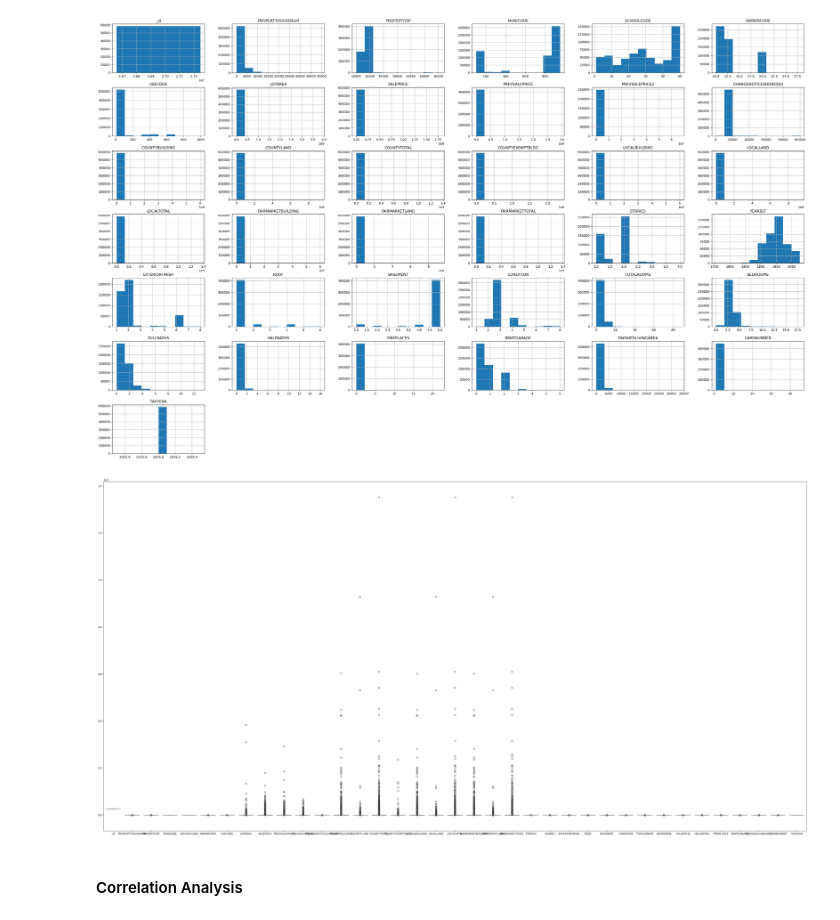
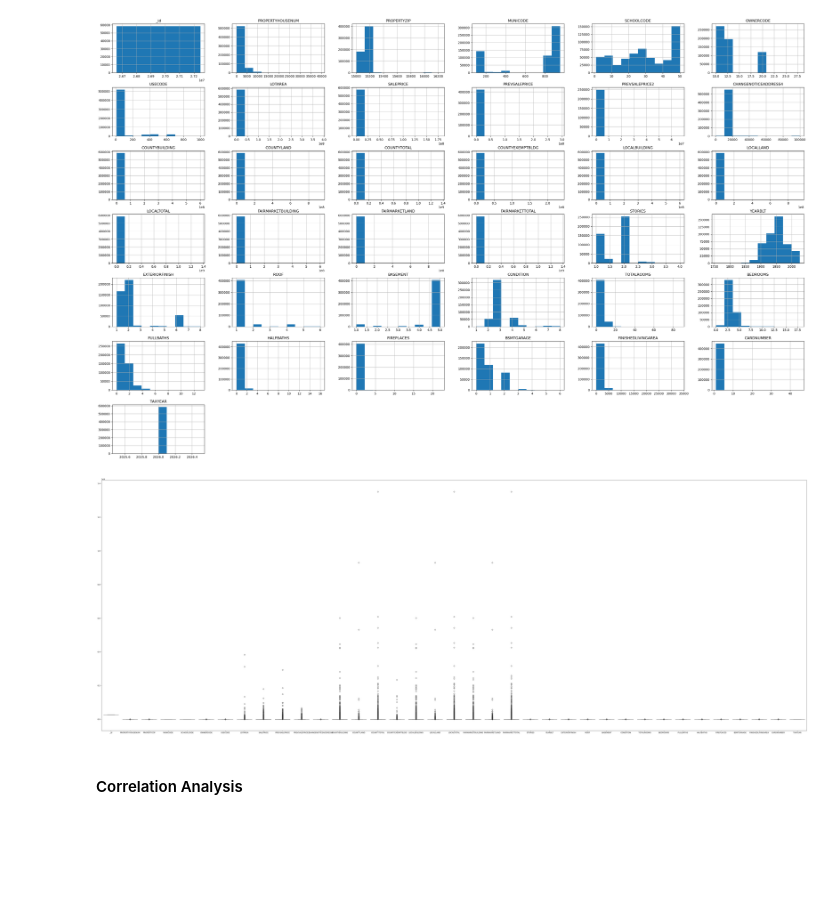
Before and after one commit to ussamasaeed/Allegheny-County-Property-Sale-analysis, a Jupyter notebook: notebook.ipynb, the cells around one changed output. Saved outputs shown, nothing was run; the diff lists cells and outputs as text; code cells hidden in the pictures; blank space fills up the shorter version.

```diff
--- a/notebook.ipynb
+++ b/notebook.ipynb
@@ -186,10 +186,10 @@ plt.show()
 # %% [output]
 [figure]
 # %%
-plt.figure(figsize=(50,25))
+plt.figure(figsize=(70,25))
 sns.boxplot(data=data[num_cols])
 plt.show()
 # %% [output]
-[figure, old version]
+[figure, new version]
 # %% [markdown]
 #### Correlation Analysis
```
Also changed, not shown: parts of 13 cells of this notebook.
